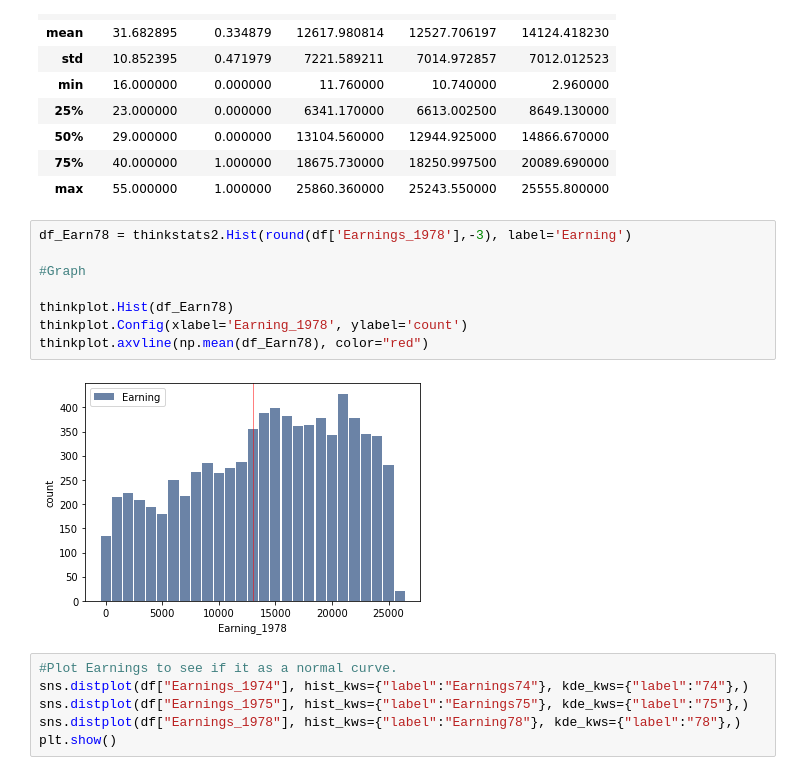
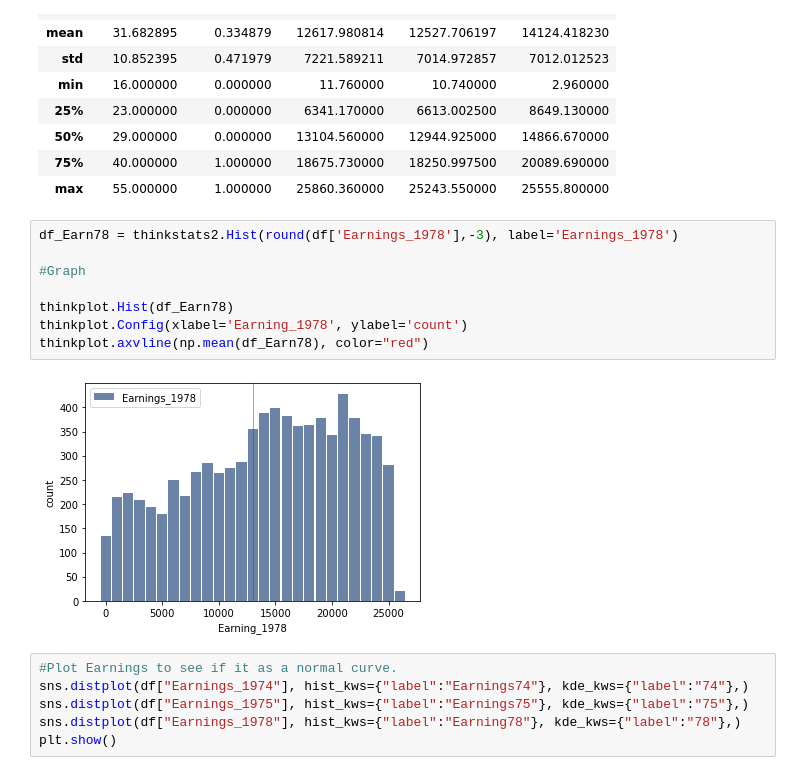
Before and after one commit to fadesere/BSIP_Assignment_1_Students, a Jupyter notebook: Assignment.ipynb, the cells around one changed output. Drawn from its saved outputs; the diff is of its cells as text.

```diff
--- a/Assignment.ipynb
+++ b/Assignment.ipynb
@@ -386,15 +412,15 @@ df.describe()
 | 75% | 40.000000 | 1.000000 | 18675.730000 | 18250.997500 | 20089.690000 |
 | max | 55.000000 | 1.000000 | 25860.360000 | 25243.550000 | 25555.800000 |
 # %%
-df_Earn78 = thinkstats2.Hist(round(df['Earnings_1978'],-3), label='Earning')
+df_Earn78 = thinkstats2.Hist(round(df['Earnings_1978'],-3), label='Earnings_1978')
 
 #Graph
 
 thinkplot.Hist(df_Earn78)
 thinkplot.Config(xlabel='Earning_1978', ylabel='count')
 thinkplot.axvline(np.mean(df_Earn78), color="red")
 # %% [output]
-[figure, old version]
+[figure, new version]
 # %%
 #Plot Earnings to see if it as a normal curve.
 sns.distplot(df["Earnings_1974"], hist_kws={"label":"Earnings74"}, kde_kws={"label":"74"},)
```
Also changed, not shown: parts of 40 cells of this notebook, 1 other file.
